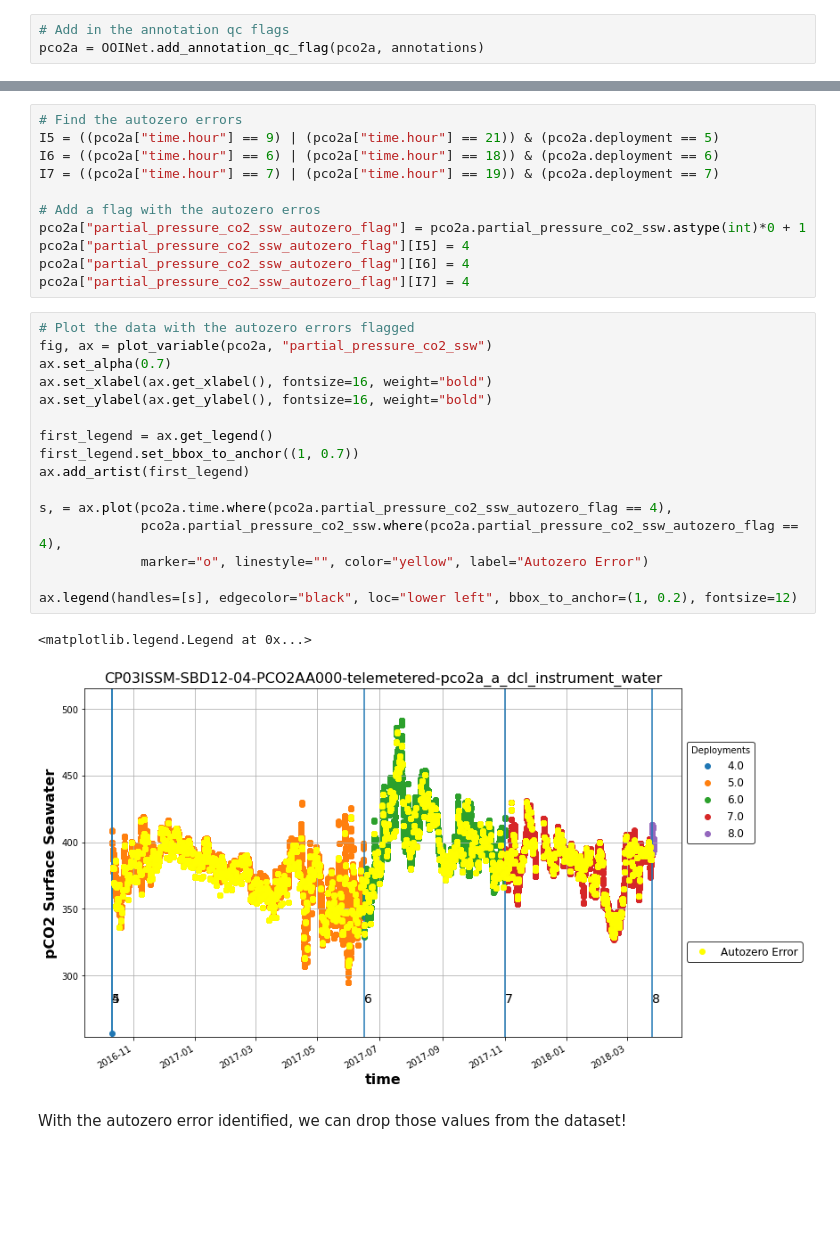
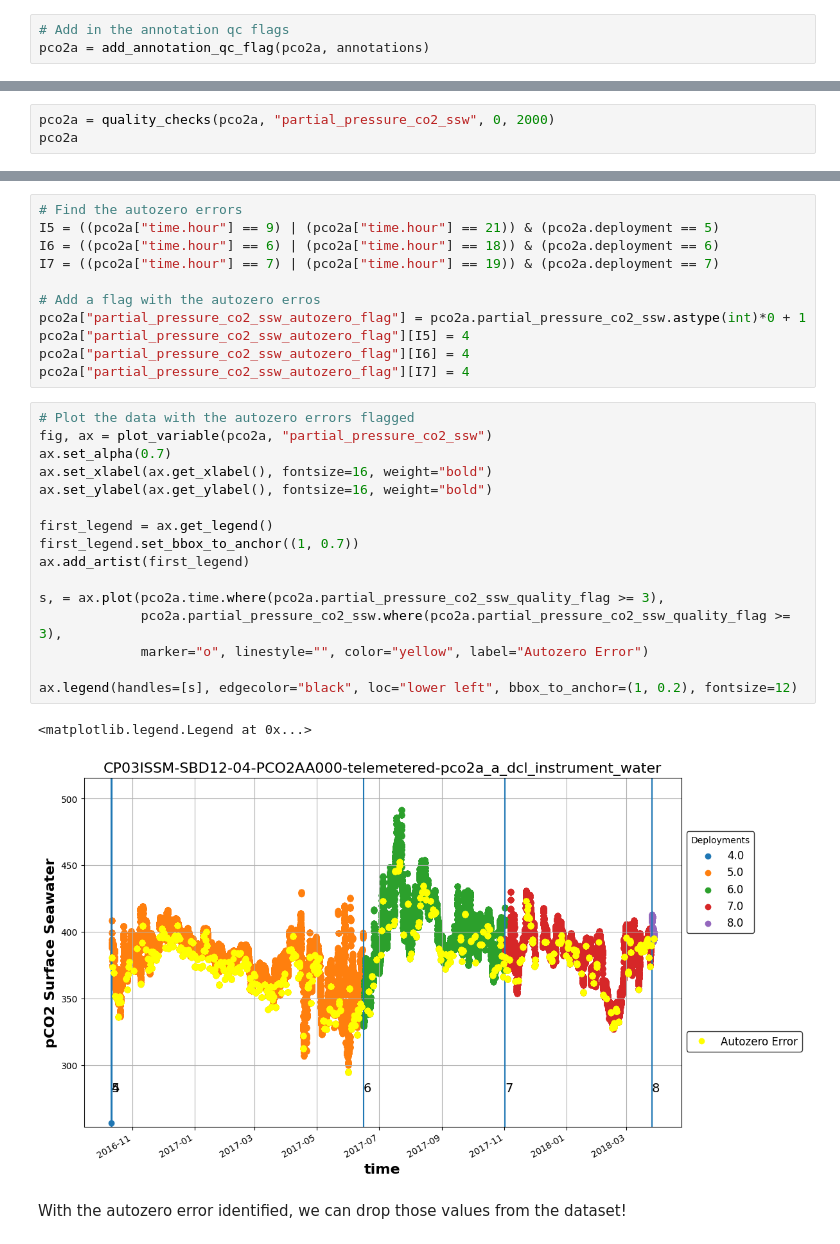
Before and after one commit to reedan88/ooi-bgc-cookbook, a Jupyter notebook: Carbon/Python/scripts/PCO2A.ipynb, the cells around one changed output, grey strips where cells are left out. Saved outputs shown, nothing was run; the diff lists cells and outputs as text; blank space fills up the shorter version.

```diff
--- a/Carbon/Python/scripts/PCO2A.ipynb
+++ b/Carbon/Python/scripts/PCO2A.ipynb
@@ -131,7 +122,7 @@ Looks like there are no annotations applicable to the data for this time period.
 Now, we can add the "qc_flag" from the annotations to our dataset:
 # %%
 # Add in the annotation qc flags
-pco2a = OOINet.add_annotation_qc_flag(pco2a, annotations)
+pco2a = add_annotation_qc_flag(pco2a, annotations)
 # %%
 # Plot figure which highlights data points with a corresponding annotation
 fig, ax = plot_variable(pco2a, "partial_pressure_co2_ssw")
@@ -177,0 +219,3 @@ Text(0, 0.5, 'pCO2 Surface Seawater')
+# %%
+pco2a = quality_checks(pco2a, "partial_pressure_co2_ssw", 0, 2000)
+pco2a
@@ -189,22 +251,22 @@ pco2a["partial_pressure_co2_ssw_autozero_flag"][I7] = 4
 # %%
 # Plot the data with the autozero errors flagged
 fig, ax = plot_variable(pco2a, "partial_pressure_co2_ssw")
 ax.set_alpha(0.7)
 ax.set_xlabel(ax.get_xlabel(), fontsize=16, weight="bold")
 ax.set_ylabel(ax.get_ylabel(), fontsize=16, weight="bold")
 
 first_legend = ax.get_legend()
 first_legend.set_bbox_to_anchor((1, 0.7))
 ax.add_artist(first_legend)
 
-s, = ax.plot(pco2a.time.where(pco2a.partial_pressure_co2_ssw_autozero_flag == 4),
-             pco2a.partial_pressure_co2_ssw.where(pco2a.partial_pressure_co2_ssw_autozero_flag == 4),
+s, = ax.plot(pco2a.time.where(pco2a.partial_pressure_co2_ssw_quality_flag >= 3),
+             pco2a.partial_pressure_co2_ssw.where(pco2a.partial_pressure_co2_ssw_quality_flag >= 3),
              marker="o", linestyle="", color="yellow", label="Autozero Error")
 
 ax.legend(handles=[s], edgecolor="black", loc="lower left", bbox_to_anchor=(1, 0.2), fontsize=12)
 # %% [output]
 <matplotlib.legend.Legend at 0x...>
-[figure, old version]
+[figure, new version]
 # %% [markdown]
 With the autozero error identified, we can drop those values from the dataset!
 # %%
```
Also changed, not shown: parts of 28 cells of this notebook, 6 other files.
